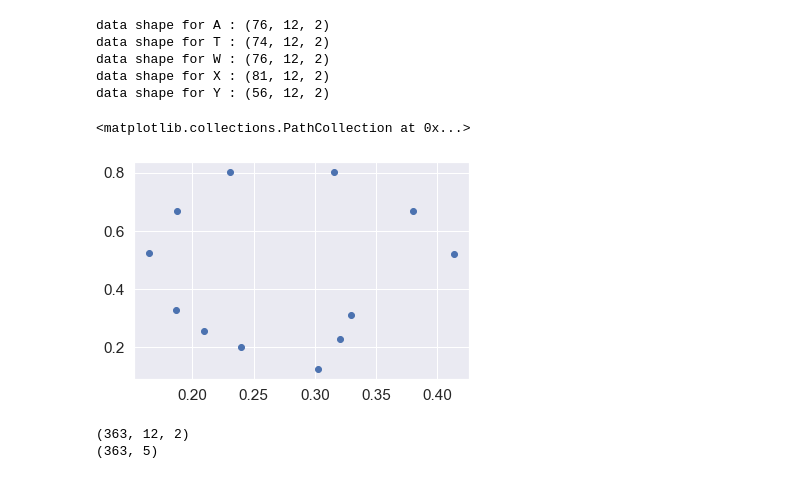
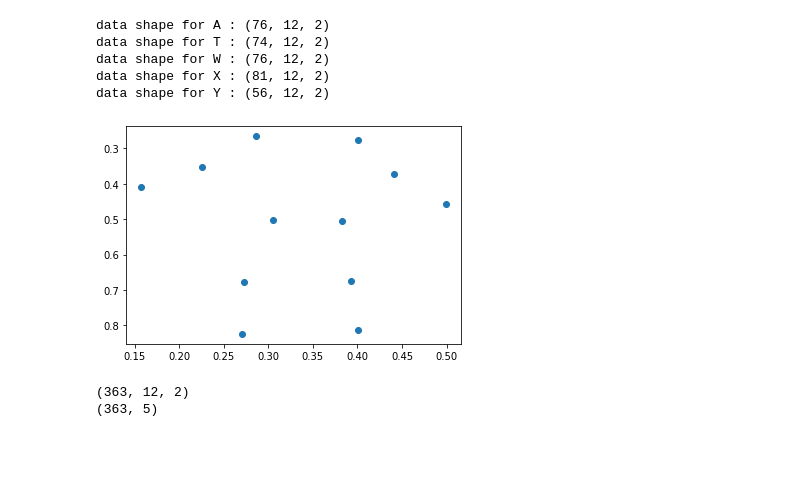
Before and after one commit to zlab-foss/custom-pose-classifier, a Jupyter notebook: classification.ipynb, the cells around one changed output. Drawn from its saved outputs; the diff is of its cells as text; code cells hidden in the pictures; blank space fills up the shorter version.

```diff
--- a/classification.ipynb
+++ b/classification.ipynb
@@ -18,15 +18,16 @@ data shape for W : (76, 12, 2)
 data shape for X : (81, 12, 2)
 data shape for Y : (56, 12, 2)
 # %%
-char  = "X"
-idx = 10
+char  = "A"
+idx = 12
 
 x = full_data[char]['data'][idx][:, 0]
 y = full_data[char]['data'][idx][:, 1]
-plt.scatter(x, y)
+scatter = plt.scatter(x, y)
+ax = scatter.axes
+ax.invert_yaxis()
 # %% [output]
-<matplotlib.collections.PathCollection at 0x...>
-[figure, old version]
+[figure, new version]
 # %%
 from tensorflow.keras.models import Sequential
 from tensorflow.keras.optimizers import SGD
```
Also changed, not shown: 3 other files.
